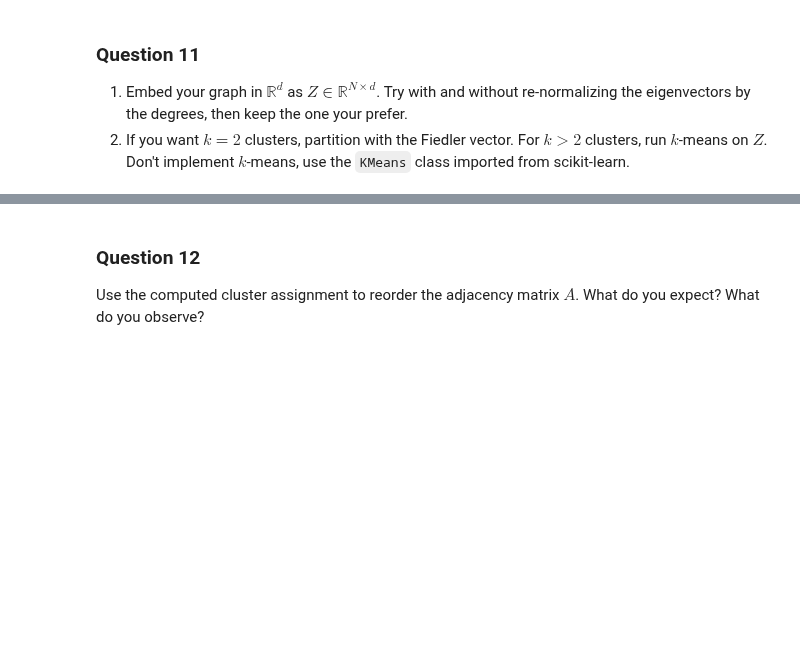
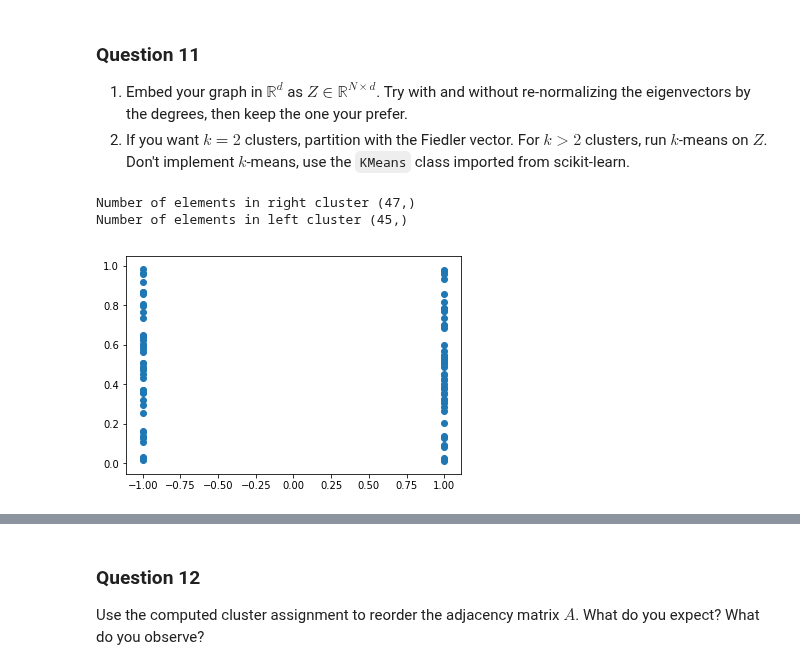
Before and after one commit to lkiel/US-Senators, a Jupyter notebook: milestones/3_spectral_graph_theory.ipynb, the cells around one changed output, grey strips where cells are left out. Cells and saved outputs as stored; diff of their text form; code cells hidden in the pictures; blank space fills up the shorter version.

```diff
--- a/milestones/3_spectral_graph_theory.ipynb
+++ b/milestones/3_spectral_graph_theory.ipynb
@@ -255,5 +253,5 @@ normalized_laplacian = D_half @ laplacian @ D_half
 # %%
-partial_eigenvalues,partial_eigenvectors = sparse.linalg.eigs(normalized_laplacian,3,which ='SM',v0=np.ones(n_nodes))
+partial_eigenvalues,partial_eigenvectors = sparse.linalg.eigs(laplacian_normalized,3,which ='SM',v0=np.ones(n_nodes))
 # %%
 indexes = np.argsort(partial_eigenvalues)
 partial_eigenvalues = partial_eigenvalues[indexes]
@@ -317,0 +305,22 @@ def gen_kmeans(n_clusters,n_features,data,random_state):
+# %%
+def embed(laplacian,d):
+    eigenvalues,eigenvectors =  scipy.linalg.eig(laplacian)
+    indexes = np.argsort(eigenvalues)
+
+    return eigenvectors[:,indexes][:,:d]
+
+embedding_spectral = embed(laplacian.todense(),2)
+embedding_spectral_normalized = D_half @ embed(laplacian.todense(),2)
+# %%
+def fielder(eigenvectors):
+    return np.sign(eigenvectors[:,1])
+
+fielder_vector = fielder(embedding_spectral)
+
+plt.scatter(fielder_vector,np.random.rand(n_nodes))
+print('Number of elements in right cluster {}'.format(fielder_vector[fielder_vector>0].shape))
+print('Number of elements in left cluster {}'.format(fielder_vector[fielder_vector<0].shape))
+# %% [output]
+Number of elements in right cluster (47,)
+Number of elements in left cluster (45,)
+[figure, added]
```
Also changed, not shown: parts of 26 cells of this notebook.
